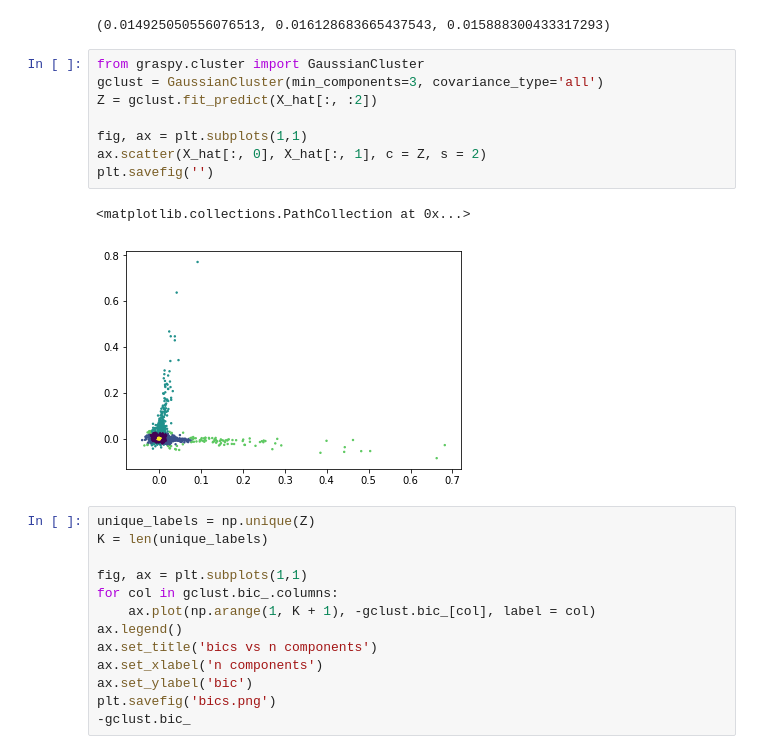
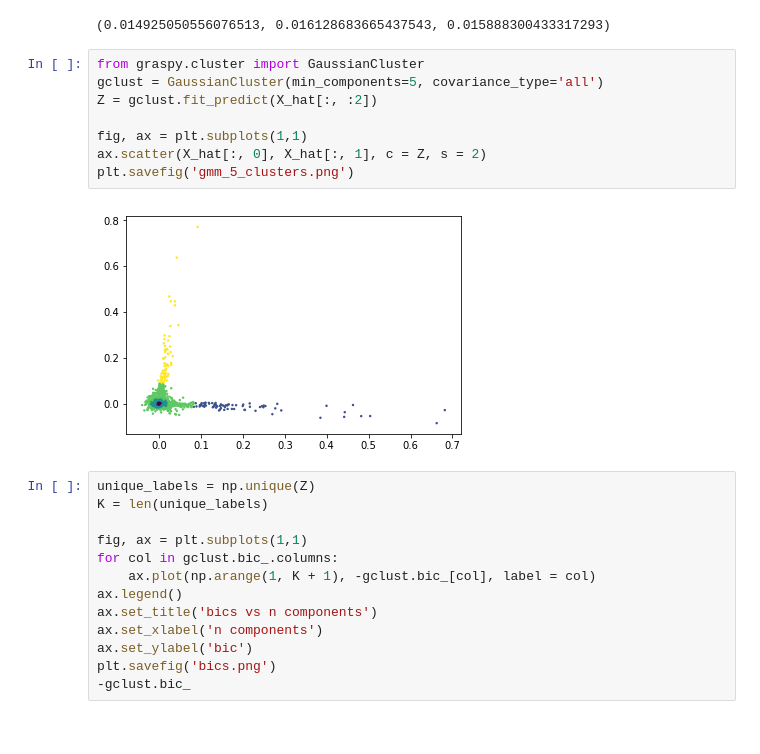
Before and after one commit to neurodata/hayden, a Jupyter notebook: NAS/NAS analysis.ipynb, the cells around one changed output. Saved outputs shown, nothing was run; the diff lists cells and outputs as text.

```diff
--- a/NAS/NAS analysis.ipynb
+++ b/NAS/NAS analysis.ipynb
@@ -158,15 +158,14 @@ p01, p02, p12
 (0.014925050556076513, 0.016128683665437543, 0.015888300433317293)
 # %%
 from graspy.cluster import GaussianCluster
-gclust = GaussianCluster(min_components=3, covariance_type='all')
+gclust = GaussianCluster(min_components=5, covariance_type='all')
 Z = gclust.fit_predict(X_hat[:, :2])
 
 fig, ax = plt.subplots(1,1)
 ax.scatter(X_hat[:, 0], X_hat[:, 1], c = Z, s = 2)
-plt.savefig('')
+plt.savefig('gmm_5_clusters.png')
 # %% [output]
-<matplotlib.collections.PathCollection at 0x...>
-[figure, old version]
+[figure, new version]
 # %%
 unique_labels = np.unique(Z)
 K = len(unique_labels)
```
Also changed, not shown: parts of 12 cells of this notebook, 1 other file.
